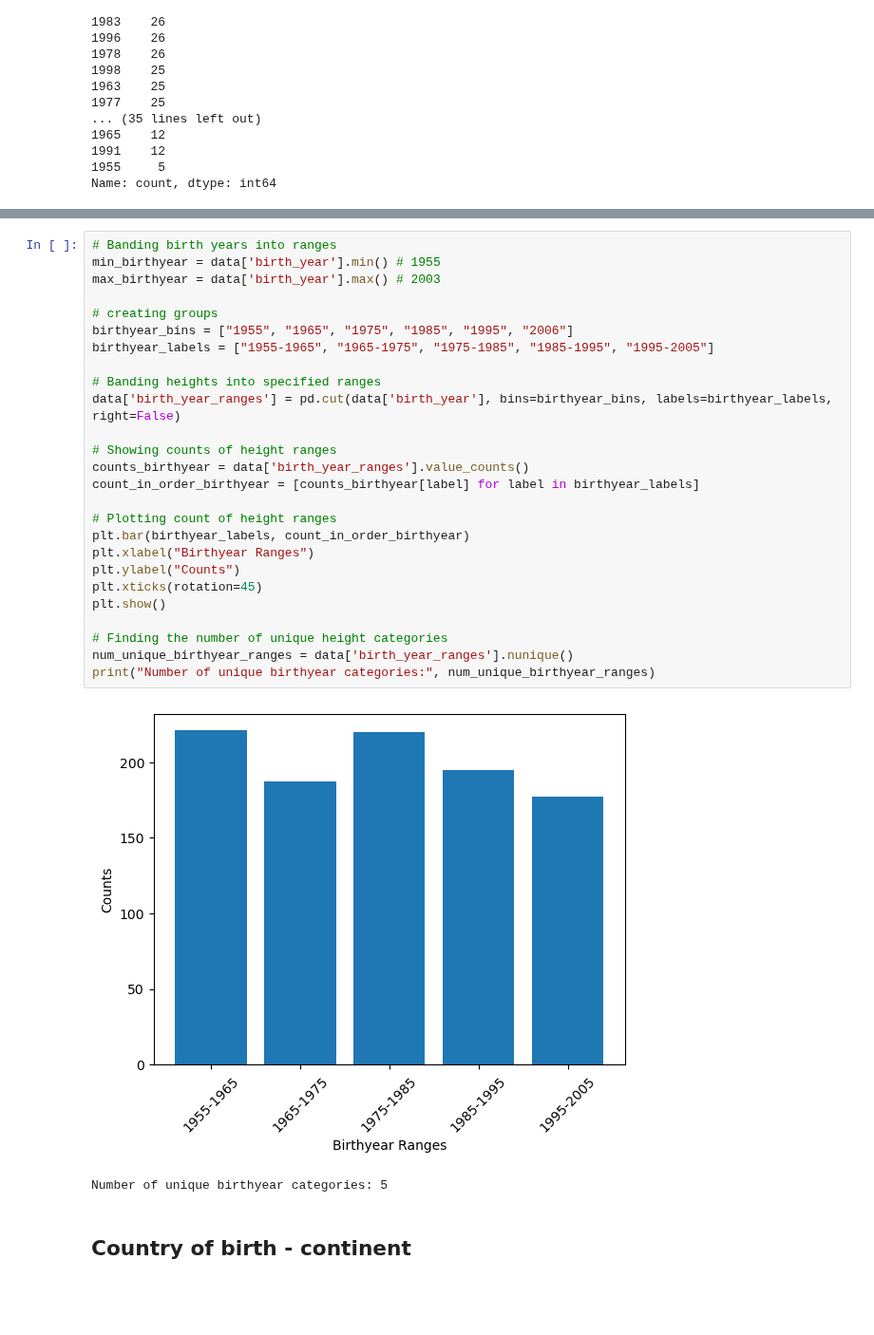
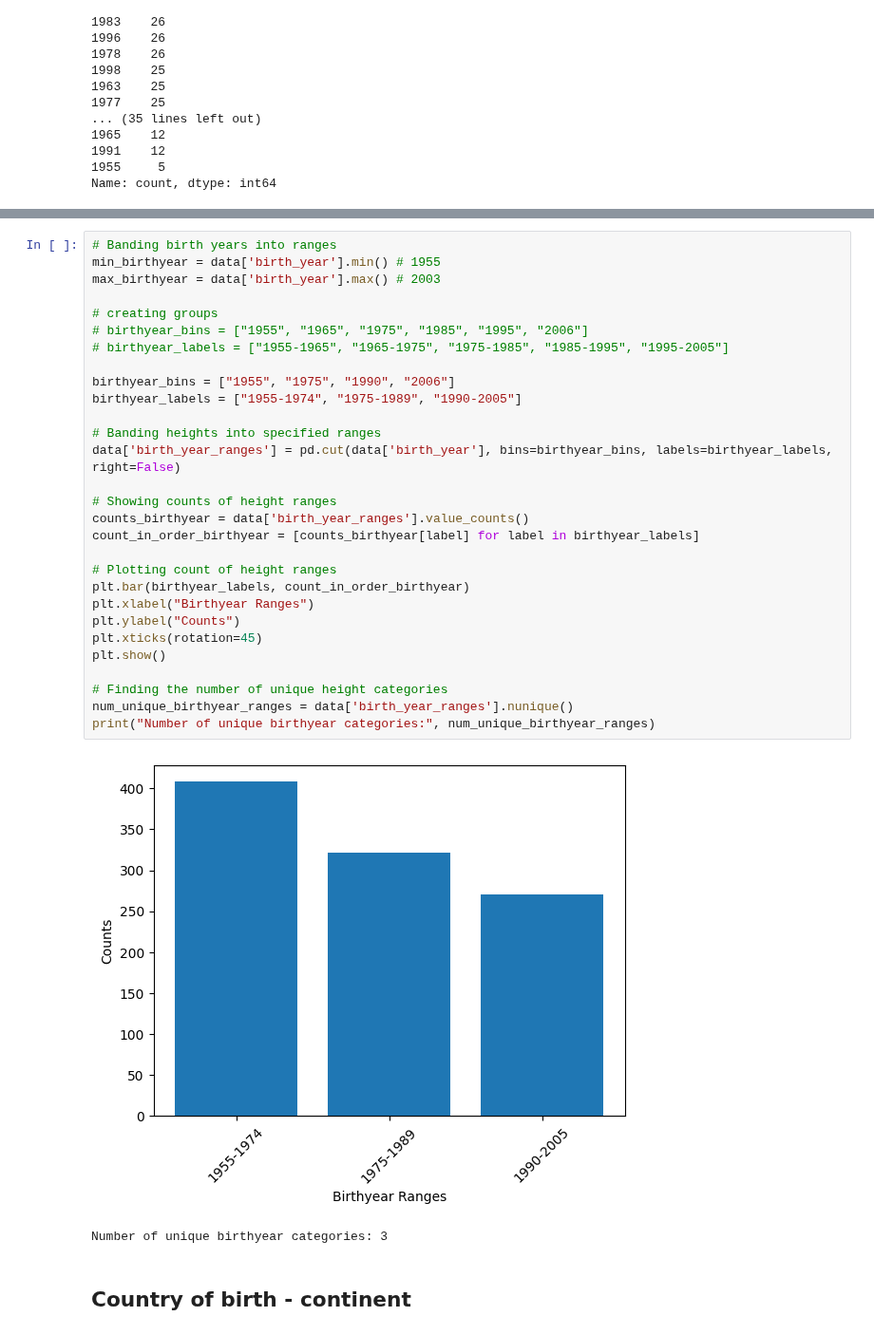
Before and after one commit to KHsuan/CDM_data_anonymisation, a Jupyter notebook: final.ipynb, the cells around one changed output, grey strips where cells are left out. Shown at 95% size. Cells and saved outputs as stored; diff of their text form; blank space fills up the shorter version.

```diff
--- a/final.ipynb
+++ b/final.ipynb
@@ -114,32 +121,35 @@ Name: count, dtype: int64
 # %%
 # Banding birth years into ranges
 min_birthyear = data['birth_year'].min() # 1955
 max_birthyear = data['birth_year'].max() # 2003
 
 # creating groups
-birthyear_bins = ["1955", "1965", "1975", "1985", "1995", "2006"]
-birthyear_labels = ["1955-1965", "1965-1975", "1975-1985", "1985-1995", "1995-2005"]
+# birthyear_bins = ["1955", "1965", "1975", "1985", "1995", "2006"]
+# birthyear_labels = ["1955-1965", "1965-1975", "1975-1985", "1985-1995", "1995-2005"]
+
+birthyear_bins = ["1955", "1975", "1990", "2006"]
+birthyear_labels = ["1955-1974", "1975-1989", "1990-2005"]
 
 # Banding heights into specified ranges
 data['birth_year_ranges'] = pd.cut(data['birth_year'], bins=birthyear_bins, labels=birthyear_labels, right=False)
 
 # Showing counts of height ranges
 counts_birthyear = data['birth_year_ranges'].value_counts()
 count_in_order_birthyear = [counts_birthyear[label] for label in birthyear_labels]
 
 # Plotting count of height ranges
 plt.bar(birthyear_labels, count_in_order_birthyear)
 plt.xlabel("Birthyear Ranges")
 plt.ylabel("Counts")
 plt.xticks(rotation=45)
 plt.show()
 
 # Finding the number of unique height categories
 num_unique_birthyear_ranges = data['birth_year_ranges'].nunique()
 print("Number of unique birthyear categories:", num_unique_birthyear_ranges)
 # %% [output]
-[figure, old version]
+[figure, new version]
-Number of unique birthyear categories: 5
+Number of unique birthyear categories: 3
 # %% [markdown]
 ## Country of birth - continent
 # %%
```
Also changed, not shown: parts of 12 cells of this notebook, 2 other files.
